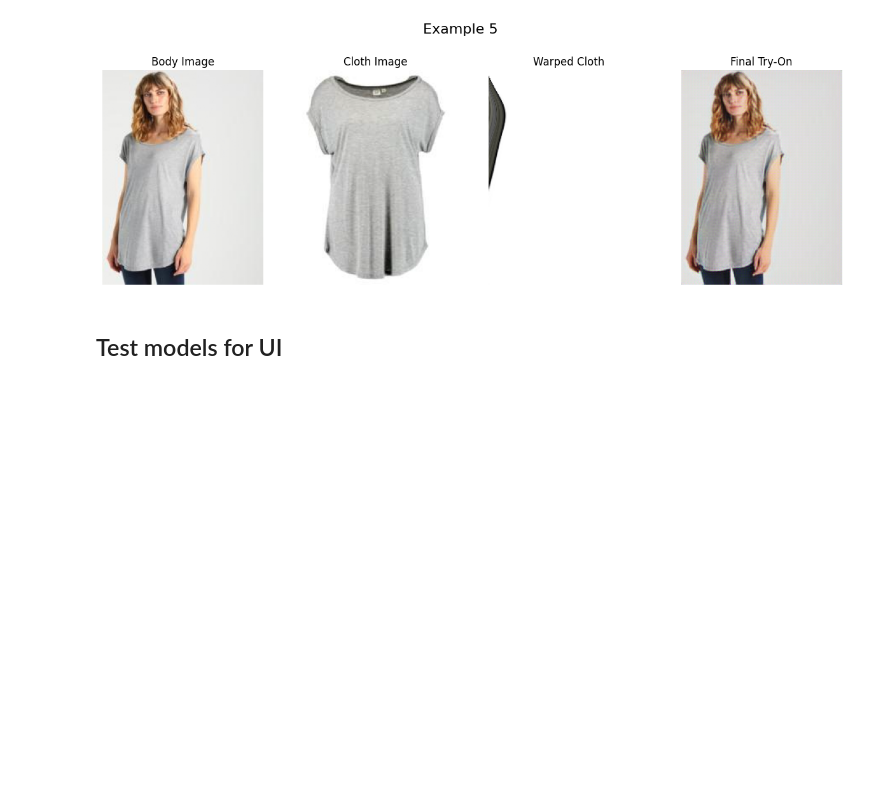
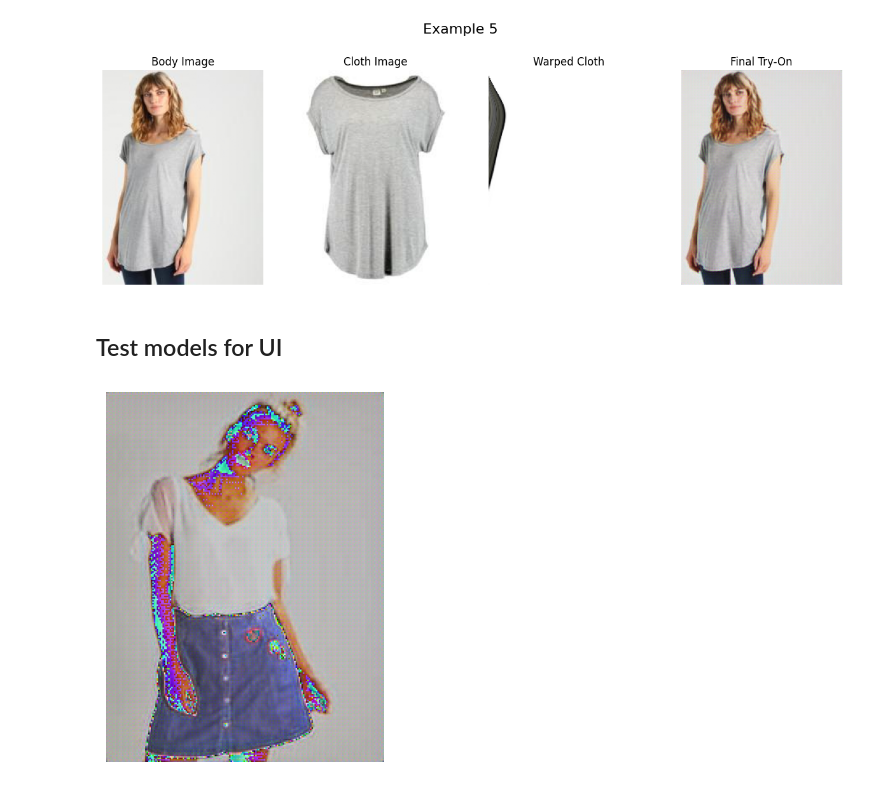
Before and after one commit to HamedDaneshvar/VITON-Composite-Web, a Jupyter notebook: train_model/Virtual_try_on.ipynb, the cells around one changed output. Cells and saved outputs as stored; diff of their text form; code cells hidden in the pictures; blank space fills up the shorter version.

```diff
--- a/train_model/Virtual_try_on.ipynb
+++ b/train_model/Virtual_try_on.ipynb
@@ -1187,5 +1204,19 @@ def process_images(body_image_pil, cloth_image_pil):
     composite_image_pil = transforms.ToPILImage()(composite_image)
 
     return composite_image_pil
+# %%
+# Open images with PIL (test images)
+body_image_pil = Image.open('viton_resize/test/image/000020_0.jpg')
+cloth_image_pil = Image.open('viton_resize/test/cloth/000020_1.jpg')
+
+# Process the images using the virtual try-on model
+processed_image = process_images(body_image_pil, cloth_image_pil, model)
+
+# Display the processed image
+plt.imshow(processed_image)
+plt.axis("off")
+plt.show()
+# %% [output]
+[figure, added]
 # %%
 # Open images with PIL
```
Also changed, not shown: parts of 5 cells of this notebook, 1 other file.
